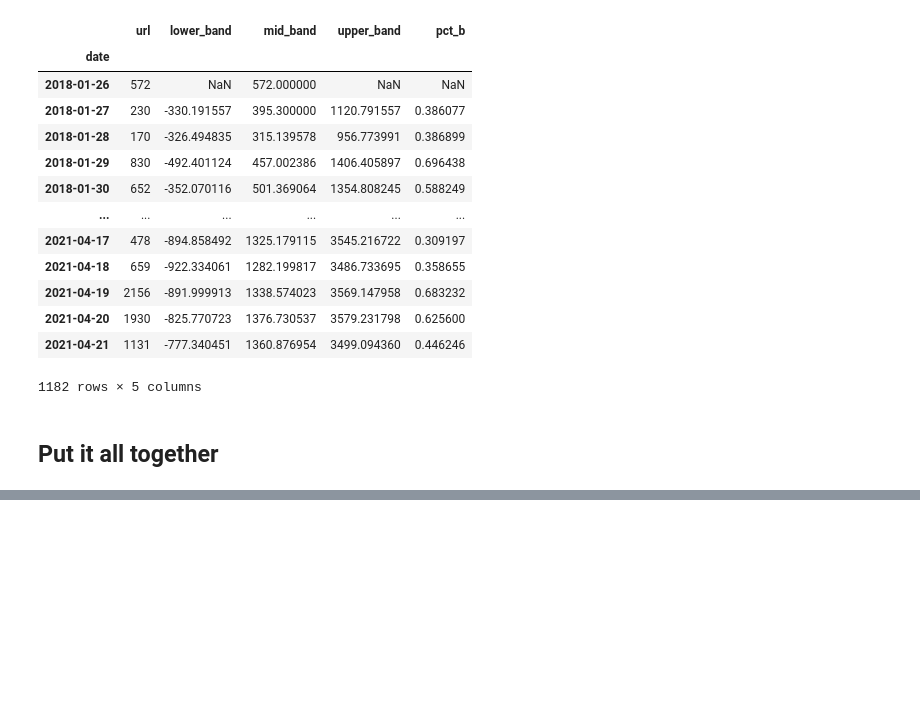
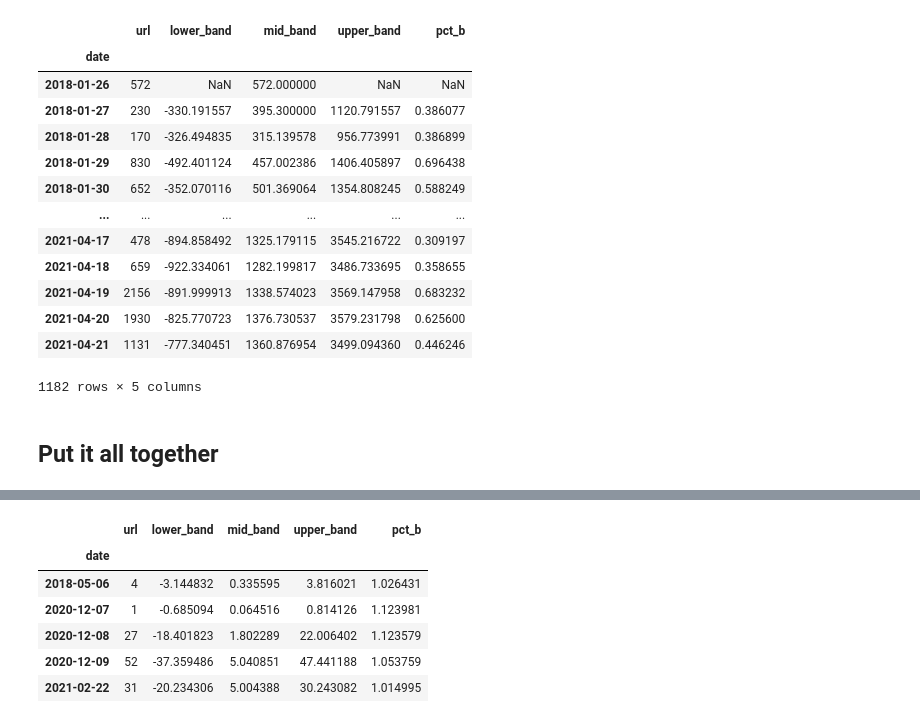
Before and after one commit to david-ryan-alviola/anomaly-detection-exercises, a Jupyter notebook: time_series_anomaly_detection.ipynb, the cells around one changed output, grey strips where cells are left out. Cells and saved outputs as stored; diff of their text form; code cells hidden in the pictures; blank space fills up the shorter version.

```diff
--- a/time_series_anomaly_detection.ipynb
+++ b/time_series_anomaly_detection.ipynb
@@ -244,0 +253,22 @@ visits
+# %%
+def prep_log_data_by_user(df, user):
+    """
+
+    """
+
+    user_df = df[df.user_id == user]
+    user_df = utils.set_index_to_datetime(user_df, 'date')
+
+    return user_df.url.resample("D").count()
+# %%
+def find_anomalies(df, user, span, weight,):
+    """
+
+    """
+    visits = prep_log_data_by_user(df, user)
+    bands = generate_bollinger_bands(visits, span, weight)
+    pct_b = calculate_pct_bandwith(visits, bands.upper_band, bands.lower_band)
+
+    user_df = pd.concat([visits, bands, pct_b], axis=1)
+
+    return user_df[user_df.pct_b > 1]
@@ -244,0 +299,11 @@ visits
+# %%
+# Verifying my function works
+find_anomalies(log_df, 143, 30, 3)
+# %% [output]
+|  | url | lower_band | mid_band | upper_band | pct_b |
+| date |  |  |  |  |  |
+| 2018-05-06 | 4 | -3.144832 | 0.335595 | 3.816021 | 1.026431 |
+| 2020-12-07 | 1 | -0.685094 | 0.064516 | 0.814126 | 1.123981 |
+| 2020-12-08 | 27 | -18.401823 | 1.802289 | 22.006402 | 1.123579 |
+| 2020-12-09 | 52 | -37.359486 | 5.040851 | 47.441188 | 1.053759 |
+| 2021-02-22 | 31 | -20.234306 | 5.004388 | 30.243082 | 1.014995 |
```
Also changed, not shown: parts of 7 cells of this notebook.
